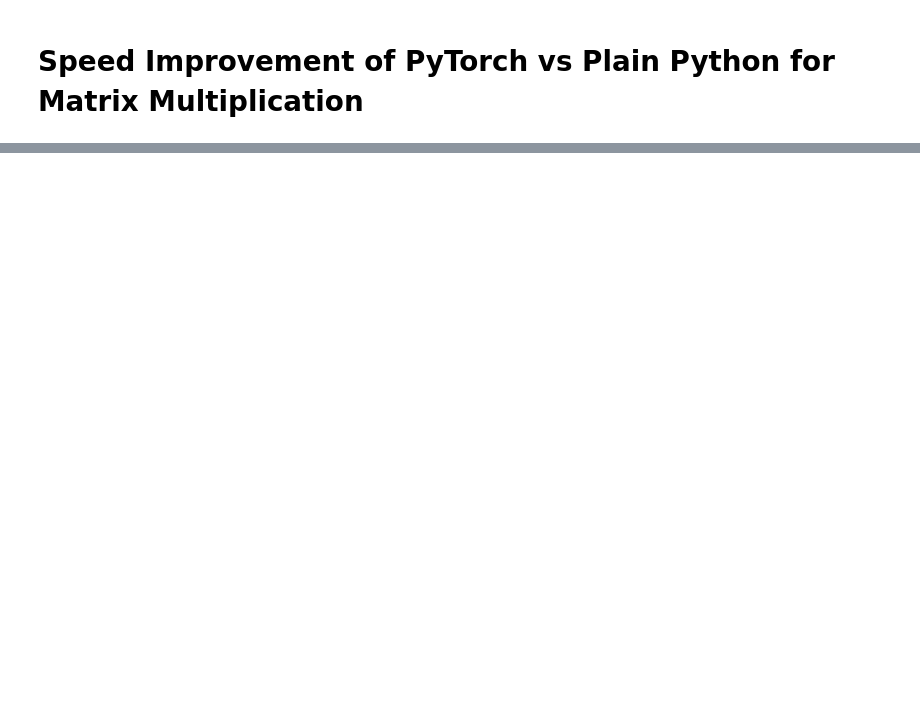
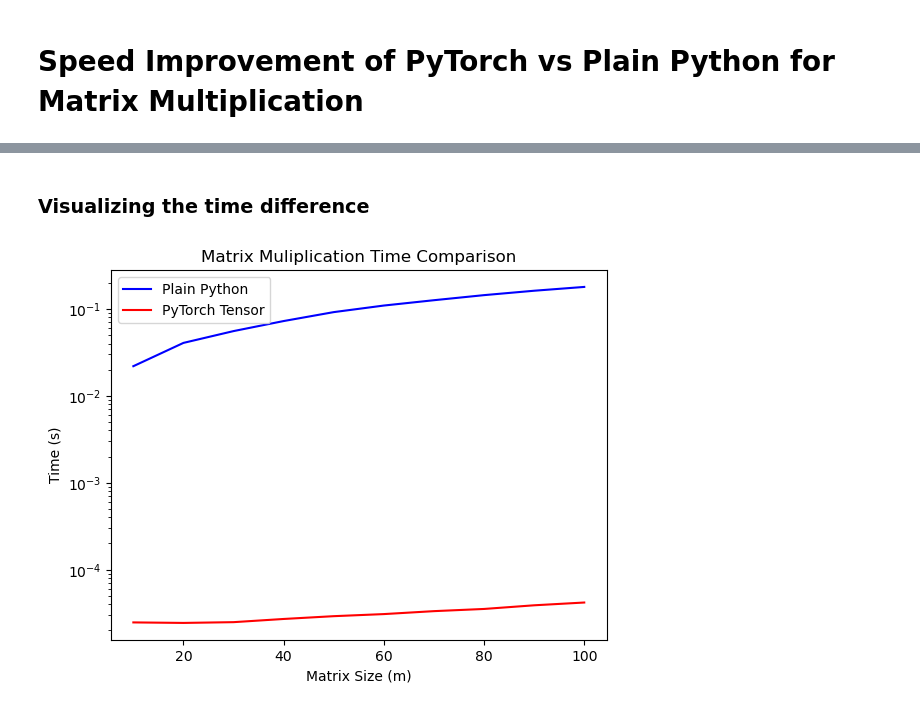
Before and after one commit to BryanL43/DeepLearning, a Jupyter notebook: TorchSpeedUp/matrixMultSpeed.ipynb, the cells around one changed output, grey strips where cells are left out. Cells and saved outputs as stored; diff of their text form; code cells hidden in the pictures; blank space fills up the shorter version.

```diff
--- a/TorchSpeedUp/matrixMultSpeed.ipynb
+++ b/TorchSpeedUp/matrixMultSpeed.ipynb
@@ -116,0 +117,15 @@ plt.show();
+# %% [markdown]
+<h3><b>Visualizing the time difference</b></h2>
+# %%
+plt.plot(m_vals, [p for p in pyTimeResults], color='b', label="Plain Python");
+plt.plot(m_vals, [t for t in tensorTimeResults], color='r', label="PyTorch Tensor");
+
+# plt.xticks(m_vals);
+plt.xlabel("Matrix Size (m)");
+plt.ylabel("Time (s)");
+plt.yscale("log");
+plt.title("Matrix Muliplication Time Comparison");
+plt.legend();
+plt.show();
+# %% [output]
+[figure, added]
```
Also changed, not shown: parts of 7 cells of this notebook.
